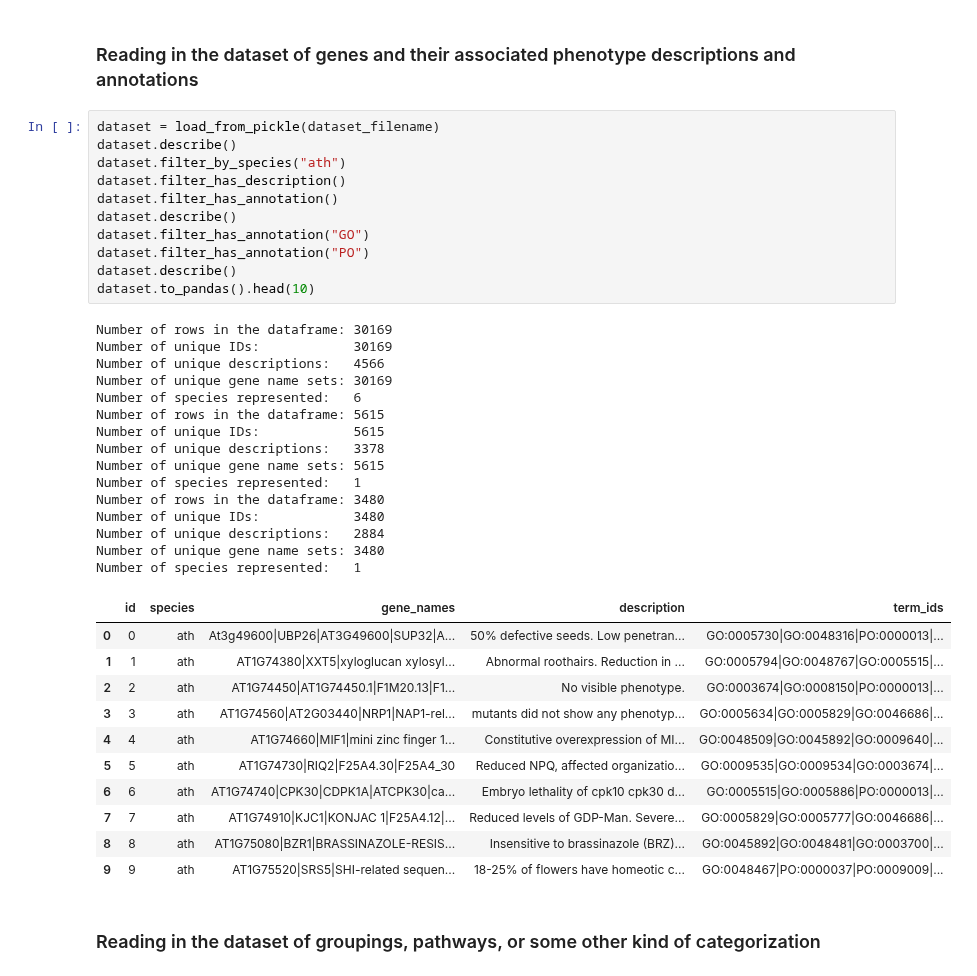
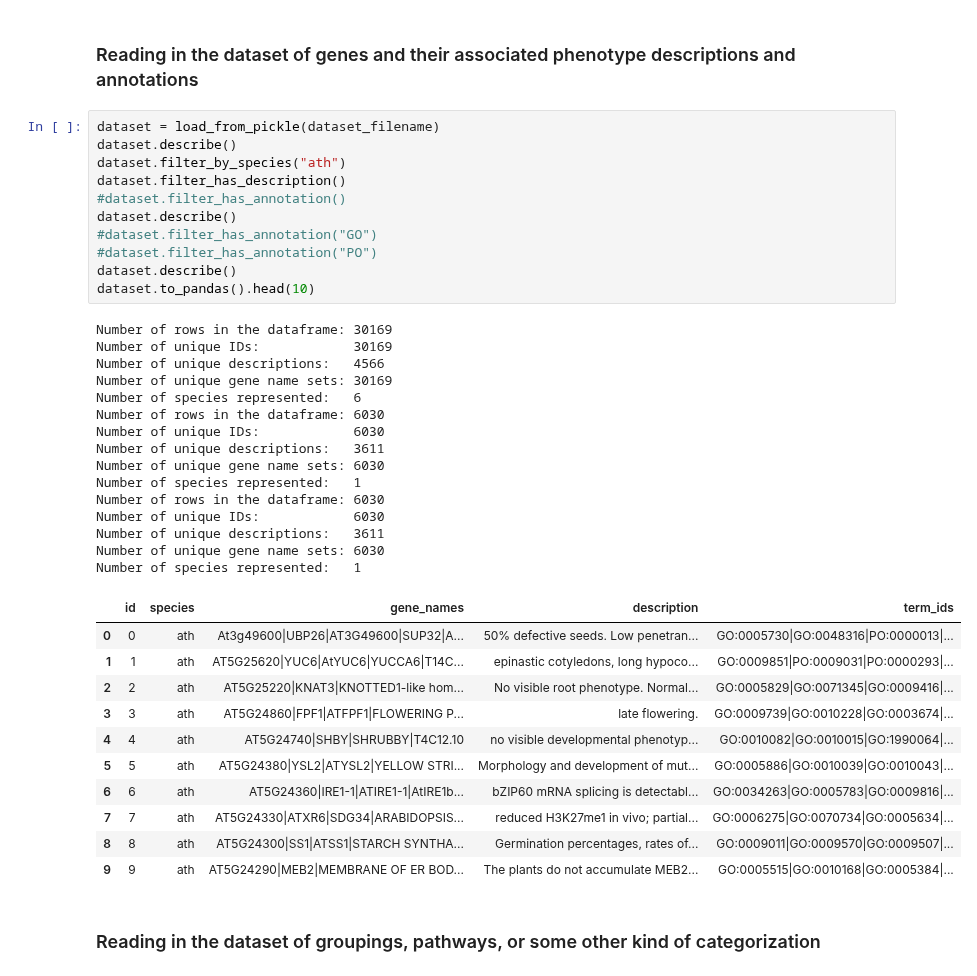
Before and after one commit to irbraun/plant-phenotypes-nlp, a Jupyter notebook: notebooks/Analysis.ipynb, the cells around one changed output. Drawn from its saved outputs; the diff is of its cells as text.

```diff
--- a/notebooks/Analysis.ipynb
+++ b/notebooks/Analysis.ipynb
@@ -141,41 +141,41 @@ biobert_pubmed_pmc_path = "../gensim/biobert_v1.0_pubmed_pmc/pytorch_model"
 # %%
 dataset = load_from_pickle(dataset_filename)
 dataset.describe()
 dataset.filter_by_species("ath")
 dataset.filter_has_description()
-dataset.filter_has_annotation()
+#dataset.filter_has_annotation()
 dataset.describe()
-dataset.filter_has_annotation("GO")
-dataset.filter_has_annotation("PO")
+#dataset.filter_has_annotation("GO")
+#dataset.filter_has_annotation("PO")
 dataset.describe()
 dataset.to_pandas().head(10)
 # %% [output]
 Number of rows in the dataframe: 30169
 Number of unique IDs:            30169
 Number of unique descriptions:   4566
 Number of unique gene name sets: 30169
 Number of species represented:   6
-Number of rows in the dataframe: 5615
-Number of unique IDs:            5615
-Number of unique descriptions:   3378
-Number of unique gene name sets: 5615
+Number of rows in the dataframe: 6030
+Number of unique IDs:            6030
+Number of unique descriptions:   3611
+Number of unique gene name sets: 6030
 Number of species represented:   1
-Number of rows in the dataframe: 3480
-Number of unique IDs:            3480
-Number of unique descriptions:   2884
-Number of unique gene name sets: 3480
+Number of rows in the dataframe: 6030
+Number of unique IDs:            6030
+Number of unique descriptions:   3611
+Number of unique gene name sets: 6030
 Number of species represented:   1
 |  | id | species | gene_names | description | term_ids |
 | 0 | 0 | ath | At3g49600|UBP26|AT3G49600|SUP32|A... | 50% defective seeds. Low penetran... | GO:0005730|GO:0048316|PO:0000013|... |
-| 1 | 1 | ath | AT1G74380|XXT5|xyloglucan xylosyl... | Abnormal roothairs. Reduction in ... | GO:0005794|GO:0048767|GO:0005515|... |
-| 2 | 2 | ath | AT1G74450|AT1G74450.1|F1M20.13|F1... | No visible phenotype. | GO:0003674|GO:0008150|PO:0000013|... |
-| 3 | 3 | ath | AT1G74560|AT2G03440|NRP1|NAP1-rel... | mutants did not show any phenotyp... | GO:0005634|GO:0005829|GO:0046686|... |
-| 4 | 4 | ath | AT1G74660|MIF1|mini zinc finger 1... | Constitutive overexpression of MI... | GO:0048509|GO:0045892|GO:0009640|... |
-| 5 | 5 | ath | AT1G74730|RIQ2|F25A4.30|F25A4_30 | Reduced NPQ, affected organizatio... | GO:0009535|GO:0009534|GO:0003674|... |
-| 6 | 6 | ath | AT1G74740|CPK30|CDPK1A|ATCPK30|ca... | Embryo lethality of cpk10 cpk30 d... | GO:0005515|GO:0005886|PO:0000013|... |
-| 7 | 7 | ath | AT1G74910|KJC1|KONJAC 1|F25A4.12|... | Reduced levels of GDP-Man. Severe... | GO:0005829|GO:0005777|GO:0046686|... |
-| 8 | 8 | ath | AT1G75080|BZR1|BRASSINAZOLE-RESIS... | Insensitive to brassinazole (BRZ)... | GO:0045892|GO:0048481|GO:0003700|... |
-| 9 | 9 | ath | AT1G75520|SRS5|SHI-related sequen... | 18-25% of flowers have homeotic c... | GO:0048467|PO:0000037|PO:0009009|... |
+| 1 | 1 | ath | AT5G25620|YUC6|AtYUC6|YUCCA6|T14C... | epinastic cotyledons, long hypoco... | GO:0009851|PO:0009031|PO:0000293|... |
+| 2 | 2 | ath | AT5G25220|KNAT3|KNOTTED1-like hom... | No visible root phenotype. Normal... | GO:0005829|GO:0071345|GO:0009416|... |
+| 3 | 3 | ath | AT5G24860|FPF1|ATFPF1|FLOWERING P... | late flowering. | GO:0009739|GO:0010228|GO:0003674|... |
+| 4 | 4 | ath | AT5G24740|SHBY|SHRUBBY|T4C12.10 | no visible developmental phenotyp... | GO:0010082|GO:0010015|GO:1990064|... |
+| 5 | 5 | ath | AT5G24380|YSL2|ATYSL2|YELLOW STRI... | Morphology and development of mut... | GO:0005886|GO:0010039|GO:0010043|... |
+| 6 | 6 | ath | AT5G24360|IRE1-1|ATIRE1-1|AtIRE1b... | bZIP60 mRNA splicing is detectabl... | GO:0034263|GO:0005783|GO:0009816|... |
+| 7 | 7 | ath | AT5G24330|ATXR6|SDG34|ARABIDOPSIS... | reduced H3K27me1 in vivo; partial... | GO:0006275|GO:0070734|GO:0005634|... |
+| 8 | 8 | ath | AT5G24300|SS1|ATSS1|STARCH SYNTHA... | Germination percentages, rates of... | GO:0009011|GO:0009570|GO:0009507|... |
+| 9 | 9 | ath | AT5G24290|MEB2|MEMBRANE OF ER BOD... | The plants do not accumulate MEB2... | GO:0005515|GO:0010168|GO:0005384|... |
 # %% [markdown]
 <a id="read_other_data"></a>
 ### Reading in the dataset of groupings, pathways, or some other kind of categorization
```
Also changed, not shown: parts of 15 cells of this notebook, 3 other files.
